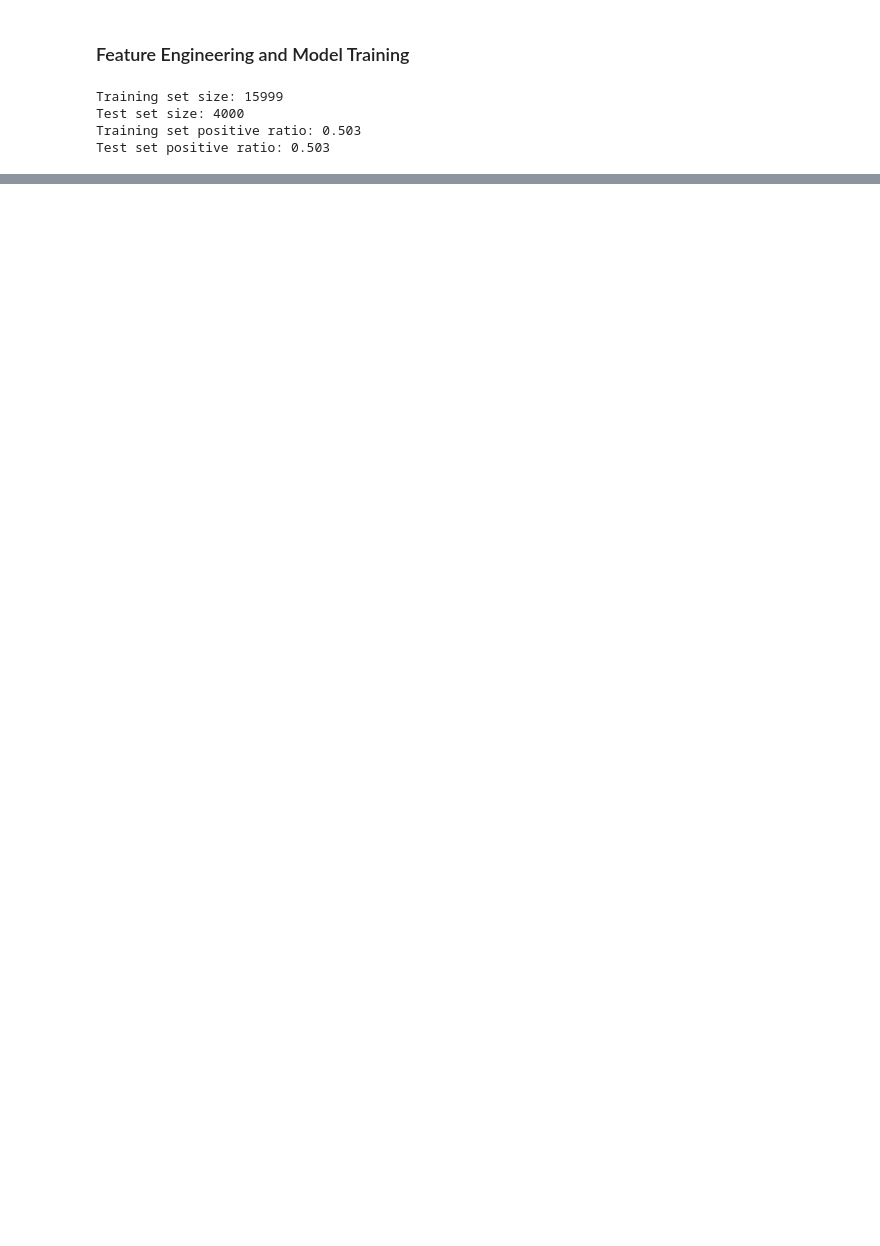
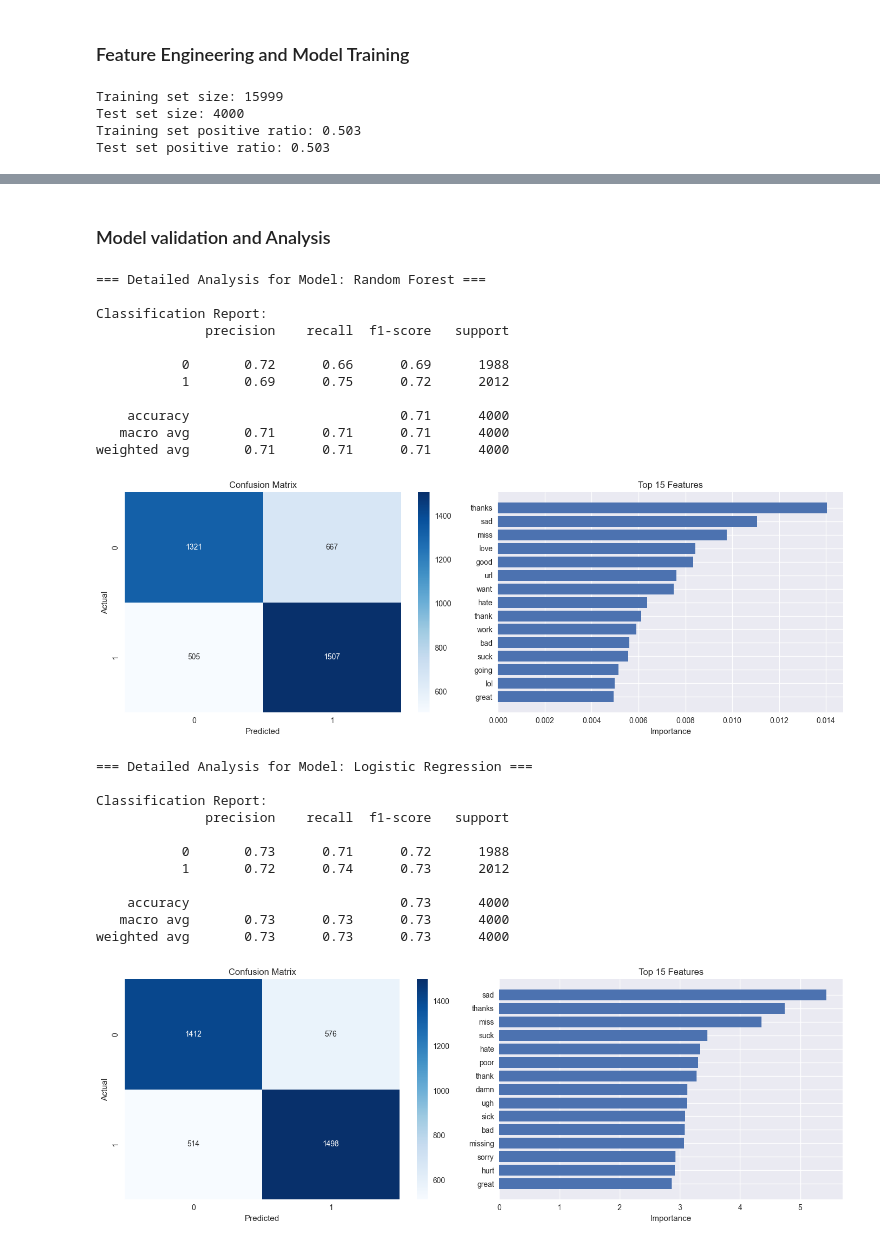
Before and after one commit to photoli93/nlp_twitter, a Jupyter notebook: notebooks/02_modeling.ipynb, the cells around one changed output, grey strips where cells are left out. Saved outputs shown, nothing was run; the diff lists cells and outputs as text; code cells hidden in the pictures; blank space fills up the shorter version.

```diff
--- a/notebooks/02_modeling.ipynb
+++ b/notebooks/02_modeling.ipynb
@@ -310,0 +336,2 @@ Random Forest finished in 9.01 sec
+# %% [markdown]
+### Model validation and Analysis
@@ -310,0 +412,35 @@ Random Forest finished in 9.01 sec
+# %%
+# Analyze the automatically picked best model
+best_model_name, best_predictions = detailed_model_analysis(
+    pipelines, final_results, X_train, y_train, X_test, y_test
+)
+
+# Manually pick Logistic Regression
+lr_model_name, lr_predictions = detailed_model_analysis(
+    pipelines, final_results, X_train, y_train, X_test, y_test, model_name='Logistic Regression'
+)
+# %% [output]
+=== Detailed Analysis for Model: Random Forest ===
+
+Classification Report:
+              precision    recall  f1-score   support
+
+           0       0.72      0.66      0.69      1988
+           1       0.69      0.75      0.72      2012
+
+    accuracy                           0.71      4000
+   macro avg       0.71      0.71      0.71      4000
+weighted avg       0.71      0.71      0.71      4000
+[figure, added]
+=== Detailed Analysis for Model: Logistic Regression ===
+
+Classification Report:
+              precision    recall  f1-score   support
+
+           0       0.73      0.71      0.72      1988
+           1       0.72      0.74      0.73      2012
+
+    accuracy                           0.73      4000
+   macro avg       0.73      0.73      0.73      4000
+weighted avg       0.73      0.73      0.73      4000
+[figure, added]
```
Also changed, not shown: parts of 5 cells of this notebook.
